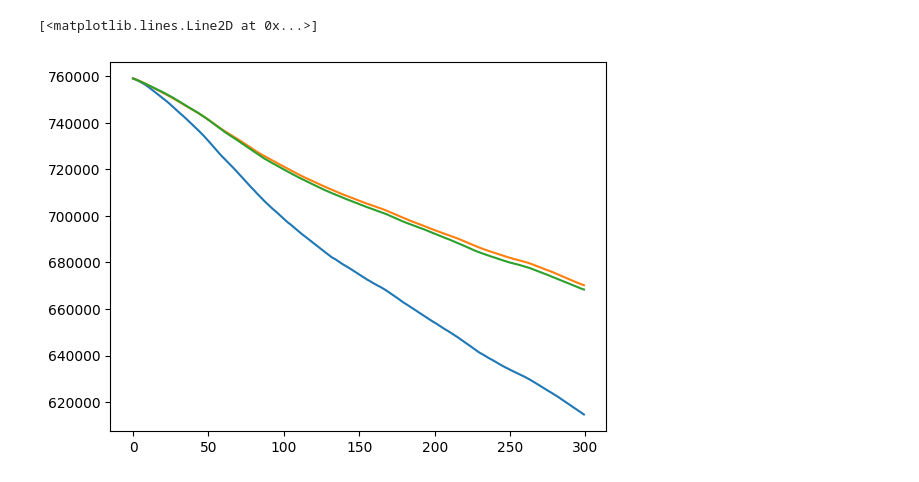
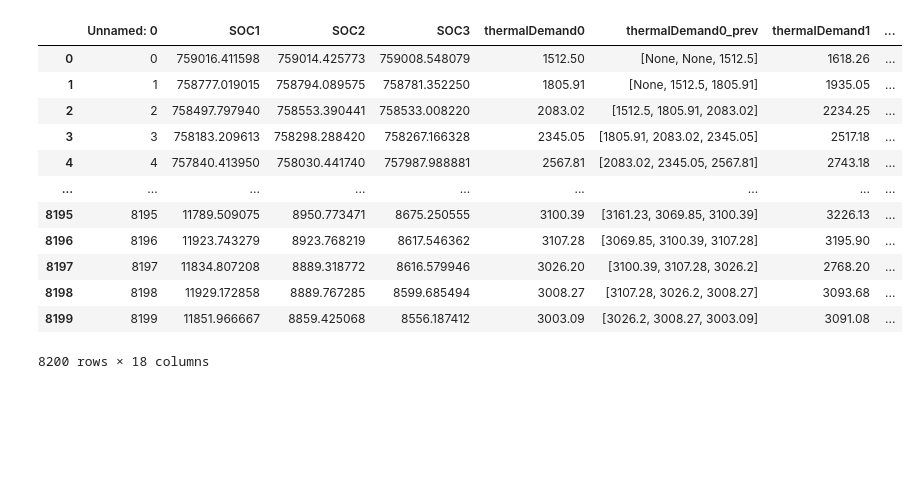
Before and after one commit to RWTH-EBC/PHOENAIX, a Jupyter notebook: main_offline.ipynb, the cells around one changed output. Drawn from its saved outputs; the diff is of its cells as text; code cells hidden in the pictures; blank space fills up the shorter version.

```diff
--- a/main_offline.ipynb
+++ b/main_offline.ipynb
@@ -154,7 +11,18 @@ df
-# %%
-plt.plot(df.SOC1)
-plt.plot(df.SOC2)
-plt.plot(df.SOC3)
-# %% [output]
-[<matplotlib.lines.Line2D at 0x...>]
-[figure, removed]
+# %%
+res_df = pd.read_csv('temp.csv')
+# %%
+res_df
+# %% [output]
+|  | Unnamed: 0 | SOC1 | SOC2 | SOC3 | thermalDemand0 | thermalDemand0_prev | thermalDemand1 | ... |
+| 0 | 0 | 759016.411598 | 759014.425773 | 759008.548079 | 1512.50 | [None, None, 1512.5] | 1618.26 | ... |
+| 1 | 1 | 758777.019015 | 758794.089575 | 758781.352250 | 1805.91 | [None, 1512.5, 1805.91] | 1935.05 | ... |
+| 2 | 2 | 758497.797940 | 758553.390441 | 758533.008220 | 2083.02 | [1512.5, 1805.91, 2083.02] | 2234.25 | ... |
+| 3 | 3 | 758183.209613 | 758298.288420 | 758267.166328 | 2345.05 | [1805.91, 2083.02, 2345.05] | 2517.18 | ... |
+| 4 | 4 | 757840.413950 | 758030.441740 | 757987.988881 | 2567.81 | [2083.02, 2345.05, 2567.81] | 2743.18 | ... |
+| ... | ... | ... | ... | ... | ... | ... | ... | ... |
+| 8195 | 8195 | 11789.509075 | 8950.773471 | 8675.250555 | 3100.39 | [3161.23, 3069.85, 3100.39] | 3226.13 | ... |
+| 8196 | 8196 | 11923.743279 | 8923.768219 | 8617.546362 | 3107.28 | [3069.85, 3100.39, 3107.28] | 3195.90 | ... |
+| 8197 | 8197 | 11834.807208 | 8889.318772 | 8616.579946 | 3026.20 | [3100.39, 3107.28, 3026.2] | 2768.20 | ... |
+| 8198 | 8198 | 11929.172858 | 8889.767285 | 8599.685494 | 3008.27 | [3107.28, 3026.2, 3008.27] | 3093.68 | ... |
+| 8199 | 8199 | 11851.966667 | 8859.425068 | 8556.187412 | 3003.09 | [3026.2, 3008.27, 3003.09] | 3091.08 | ... |
+8200 rows × 18 columns
```
Also changed, not shown: parts of 6 cells of this notebook, 4 other files.
